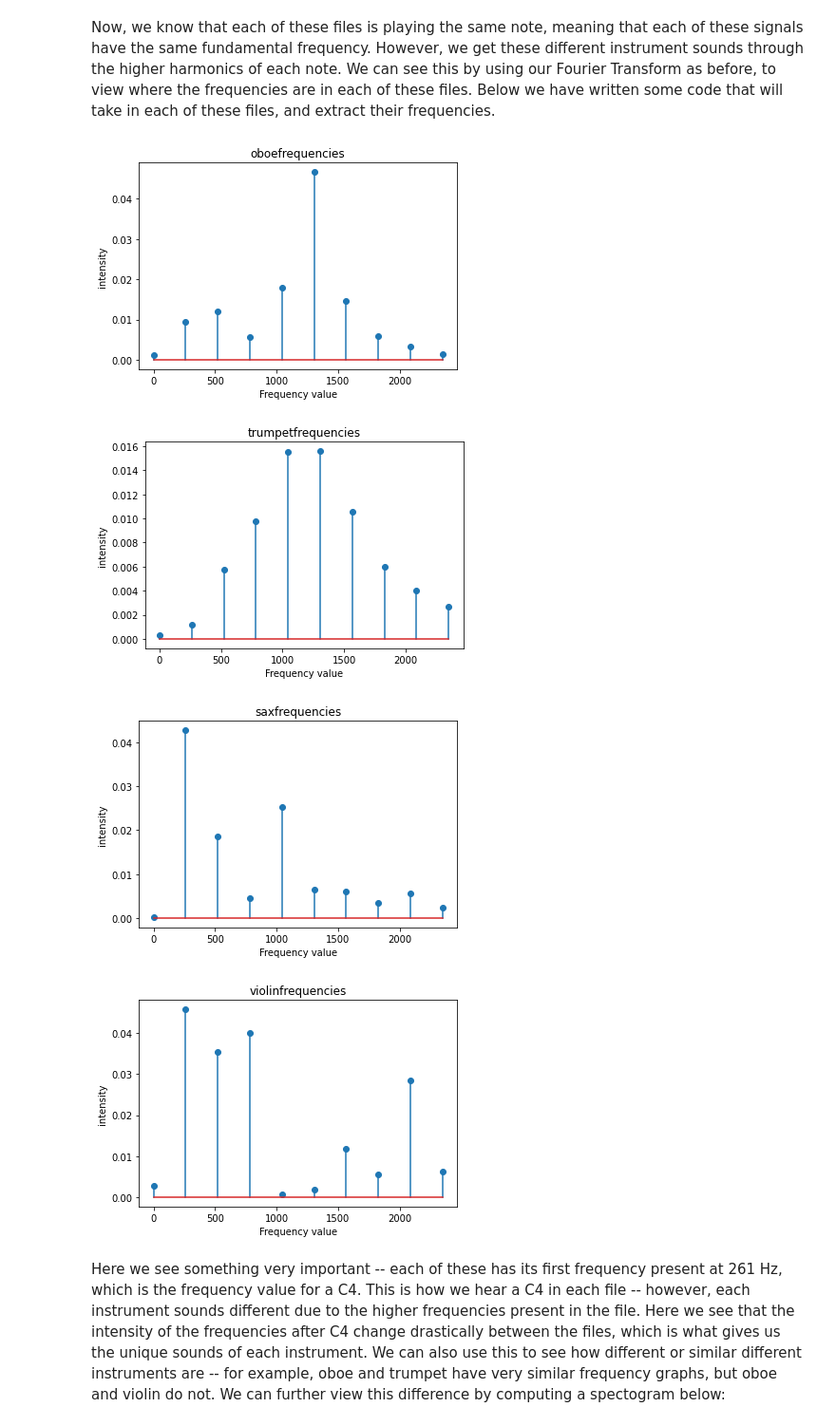
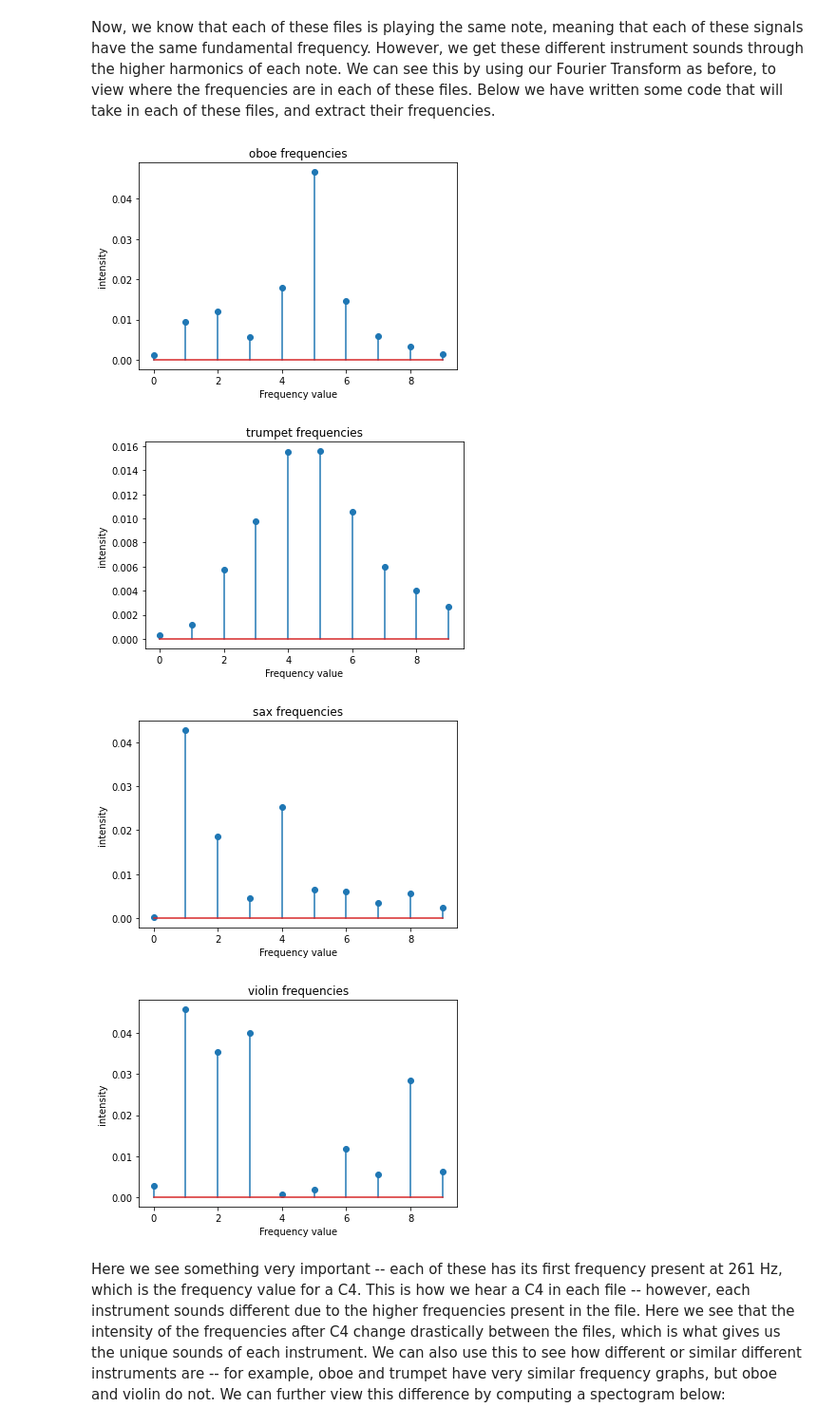
Before and after one commit to nadah09/MachineAuditionHighSchool, a Jupyter notebook: timbre.ipynb, the cells around one changed output. Shown at 95% size. Saved outputs shown, nothing was run; the diff lists cells and outputs as text; code cells hidden in the pictures.

```diff
--- a/timbre.ipynb
+++ b/timbre.ipynb
@@ -69,33 +75,32 @@ Now, we know that each of these files is playing the same note, meaning that eac
 # %%
 instruments = ["oboe", "trumpet", "sax", "violin"]
 for instrument in instruments:
   example_note, sampling_rate = wav_read(instrument + "_C4.wav")
   samples = []
   ks = []
   oboe = []
   oboedict = {}
   Omega = 261.63
   period = 2.0*pi/Omega
   Omega = 261.63*2*pi/sampling_rate
   for k in range(0, 10):
       x = 0
       ks.append(k)
       for sample in range(10000, 10000+int(sampling_rate*period)):
           x += (example_note[sample]*(e**(-sample*k*Omega*1j)))/(int(period*sampling_rate))
       oboe.append(x)
       oboedict[k] = x
   oboeabs = [abs(i) for i in oboe]
-  ks = [i*261 for i in ks]
   plt.title(instrument + " frequencies")
   plt.xlabel("Frequency value")
   plt.ylabel("intensity")
   plt.stem(ks, oboeabs)
   plt.show()
 # %% [output]
-[figure, old version]
+[figure, new version]
-[figure, old version]
+[figure, new version]
-[figure, old version]
+[figure, new version]
-[figure, old version]
+[figure, new version]
 # %% [markdown]
 Here we see something very important -- each of these has its first frequency present at 261 Hz, which is the frequency value for a C4. This is how we hear a C4 in each file -- however, each instrument sounds different due to the higher frequencies present in the file. Here we see that the intensity of the frequencies after C4 change drastically between the files, which is what gives us the unique sounds of each instrument. We can also use this to see how different or similar different instruments are -- for example, oboe and trumpet have very similar frequency graphs, but oboe and violin do not.  We can further view this difference by computing a spectogram below:
 # %%
```
Also changed, not shown: parts of 11 cells of this notebook.
